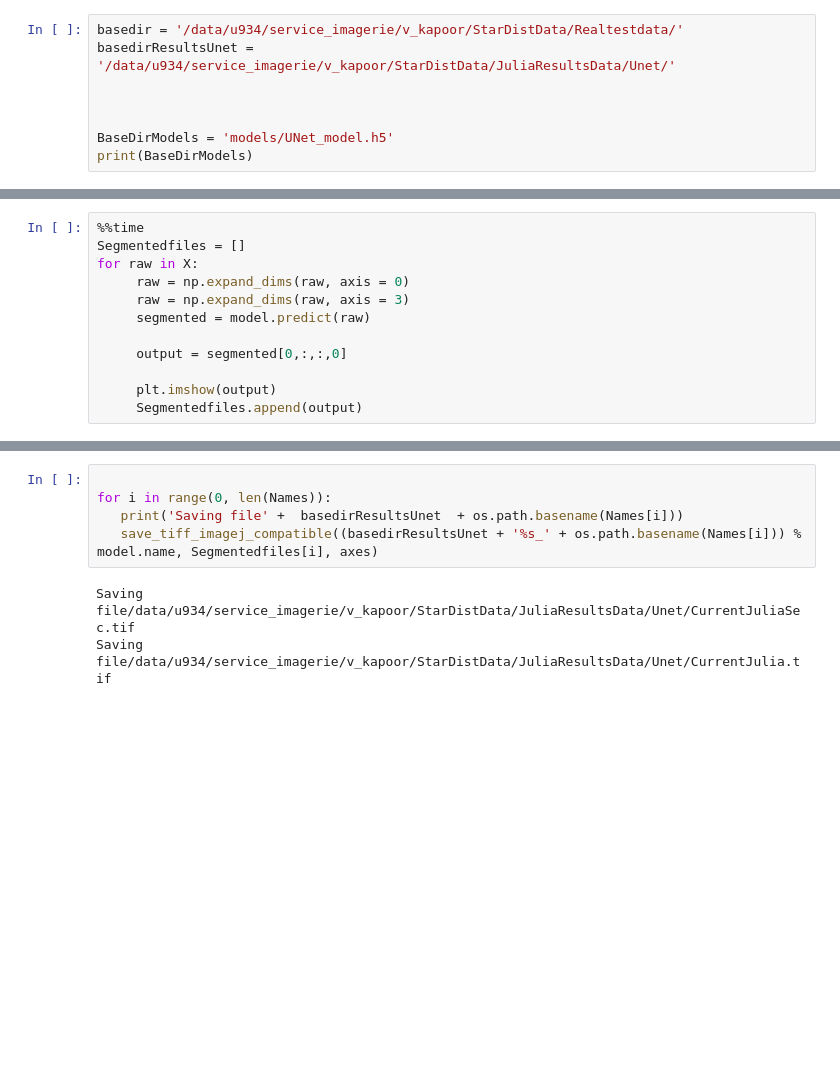
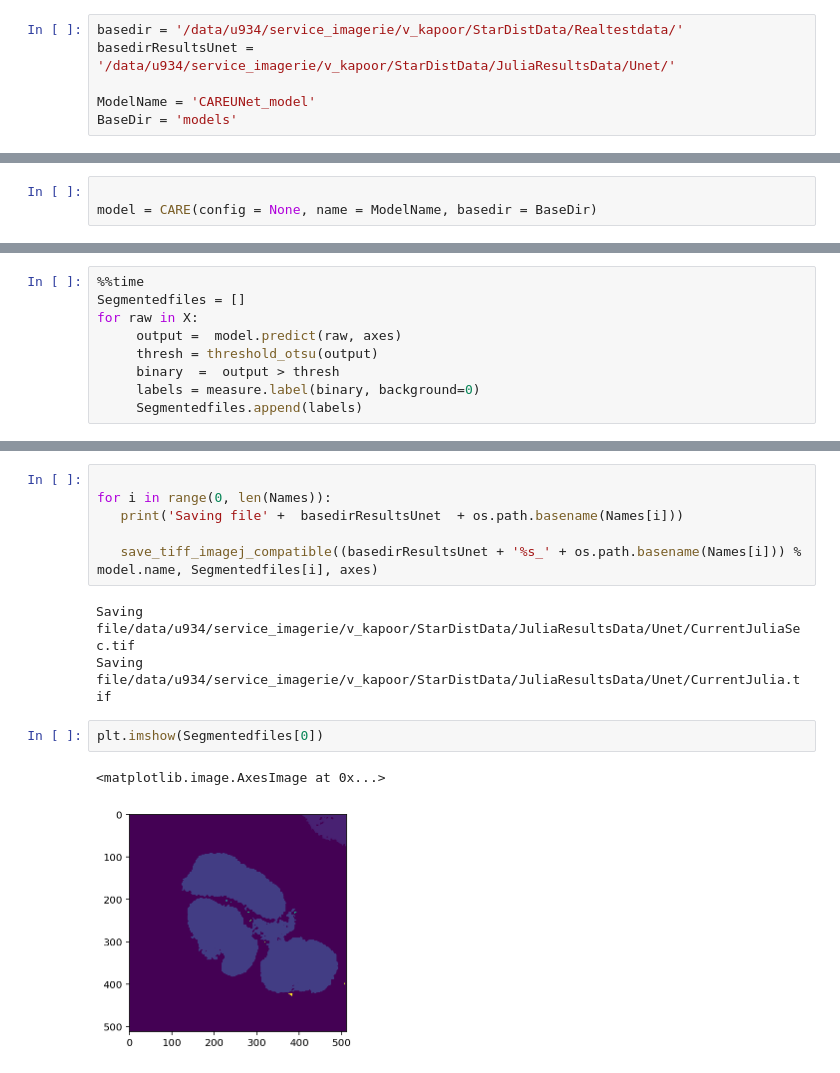
Before and after one commit to lucas-sancere/CAREforCurie, a Jupyter notebook: UNet/BatchProcessing2D.ipynb, the cells around one changed output, grey strips where cells are left out. Cells and saved outputs as stored; diff of their text form; blank space fills up the shorter version.

Commit message:
End-end Unet, input 2/3D images -> Labelled image with instance segmentation

```diff
--- a/UNet/BatchProcessing2D.ipynb
+++ b/UNet/BatchProcessing2D.ipynb
@@ -27,7 +33,5 @@ Using TensorFlow backend.
 basedir = '/data/u934/service_imagerie/v_kapoor/StarDistData/Realtestdata/'
 basedirResultsUnet = '/data/u934/service_imagerie/v_kapoor/StarDistData/JuliaResultsData/Unet/'
 
-
-
-BaseDirModels = 'models/UNet_model.h5'
-print(BaseDirModels)
+ModelName = 'CAREUNet_model'
+BaseDir = 'models'
@@ -66,0 +59,3 @@ model = keras.models.load_model(BaseDirModels, custom_objects={"_func":my_binary
+# %%
+
+model = CARE(config = None, name = ModelName, basedir = BaseDir)
@@ -68,12 +65,9 @@ model = keras.models.load_model(BaseDirModels, custom_objects={"_func":my_binary
 %%time
 Segmentedfiles = []
 for raw in X:
-     raw = np.expand_dims(raw, axis = 0)
-     raw = np.expand_dims(raw, axis = 3)
-     segmented = model.predict(raw)
-
-     output = segmented[0,:,:,0]
-
-     plt.imshow(output)
-     Segmentedfiles.append(output)
+     output =  model.predict(raw, axes)
+     thresh = threshold_otsu(output)
+     binary  =  output > thresh
+     labels = measure.label(binary, background=0)
+     Segmentedfiles.append(labels)
 # %% [output]
@@ -84,7 +85,13 @@ Wall time: 1.09 s
 
 for i in range(0, len(Names)):
    print('Saving file' +  basedirResultsUnet  + os.path.basename(Names[i]))
+
    save_tiff_imagej_compatible((basedirResultsUnet + '%s_' + os.path.basename(Names[i])) % model.name, Segmentedfiles[i], axes)
 # %% [output]
 Saving file/data/u934/service_imagerie/v_kapoor/StarDistData/JuliaResultsData/Unet/CurrentJuliaSec.tif
 Saving file/data/u934/service_imagerie/v_kapoor/StarDistData/JuliaResultsData/Unet/CurrentJulia.tif
+# %%
+plt.imshow(Segmentedfiles[0])
+# %% [output]
+<matplotlib.image.AxesImage at 0x...>
+[figure, added]
```
Also changed, not shown: parts of 8 cells of this notebook, 14 other files.
